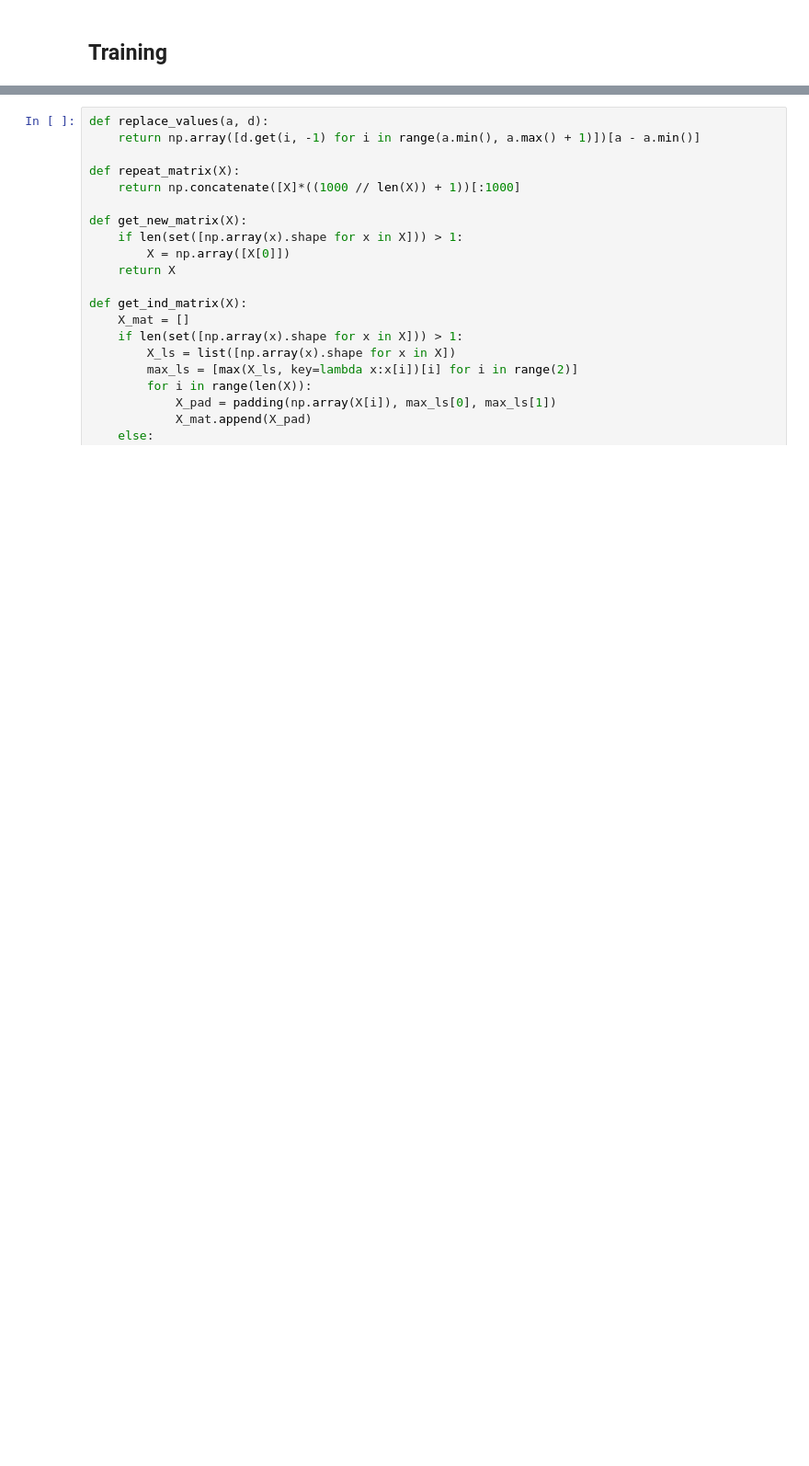
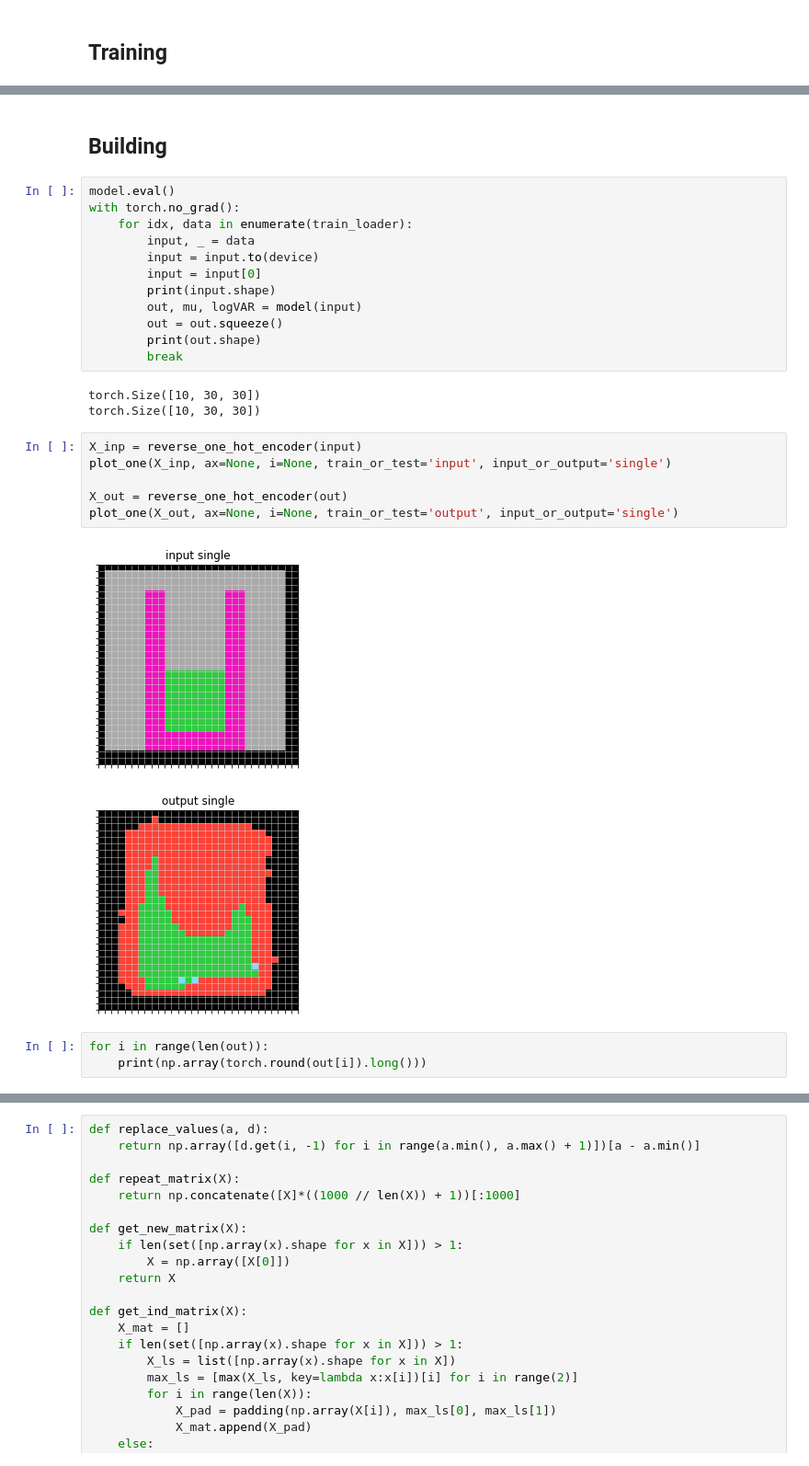
Before and after one commit to foger3/ARC_DeepLearning, a Jupyter notebook: model/ARC_DL.ipynb, the cells around one changed output, grey strips where cells are left out. Shown at 92% size. Saved outputs shown, nothing was run; the diff lists cells and outputs as text; blank space fills up the shorter version.

```diff
--- a/model/ARC_DL.ipynb
+++ b/model/ARC_DL.ipynb
@@ -399,0 +441,29 @@ KeyboardInterrupt: ignored
+# %% [markdown]
+## **Building**
+# %%
+model.eval()
+with torch.no_grad():
+    for idx, data in enumerate(train_loader):
+        input, _ = data
+        input = input.to(device)
+        input = input[0]
+        print(input.shape)
+        out, mu, logVAR = model(input)
+        out = out.squeeze()
+        print(out.shape)
+        break
+# %% [output]
+torch.Size([10, 30, 30])
+torch.Size([10, 30, 30])
+# %%
+X_inp = reverse_one_hot_encoder(input)
+plot_one(X_inp, ax=None, i=None, train_or_test='input', input_or_output='single')
+
+X_out = reverse_one_hot_encoder(out)
+plot_one(X_out, ax=None, i=None, train_or_test='output', input_or_output='single')
+# %% [output]
+[figure, added]
+[figure, added]
+# %%
+for i in range(len(out)):
+    print(np.array(torch.round(out[i]).long()))
```
Also changed, not shown: parts of 27 cells of this notebook.
